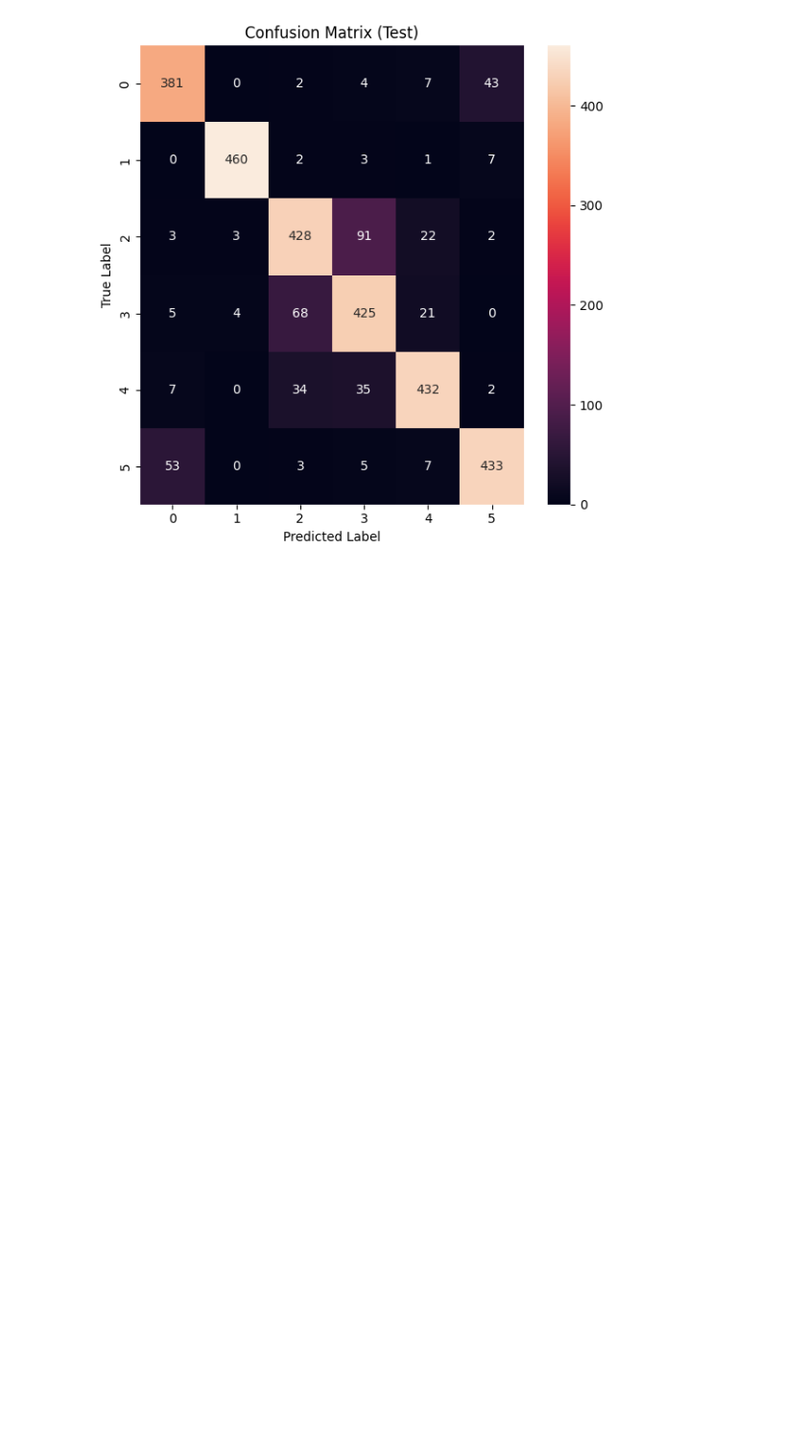
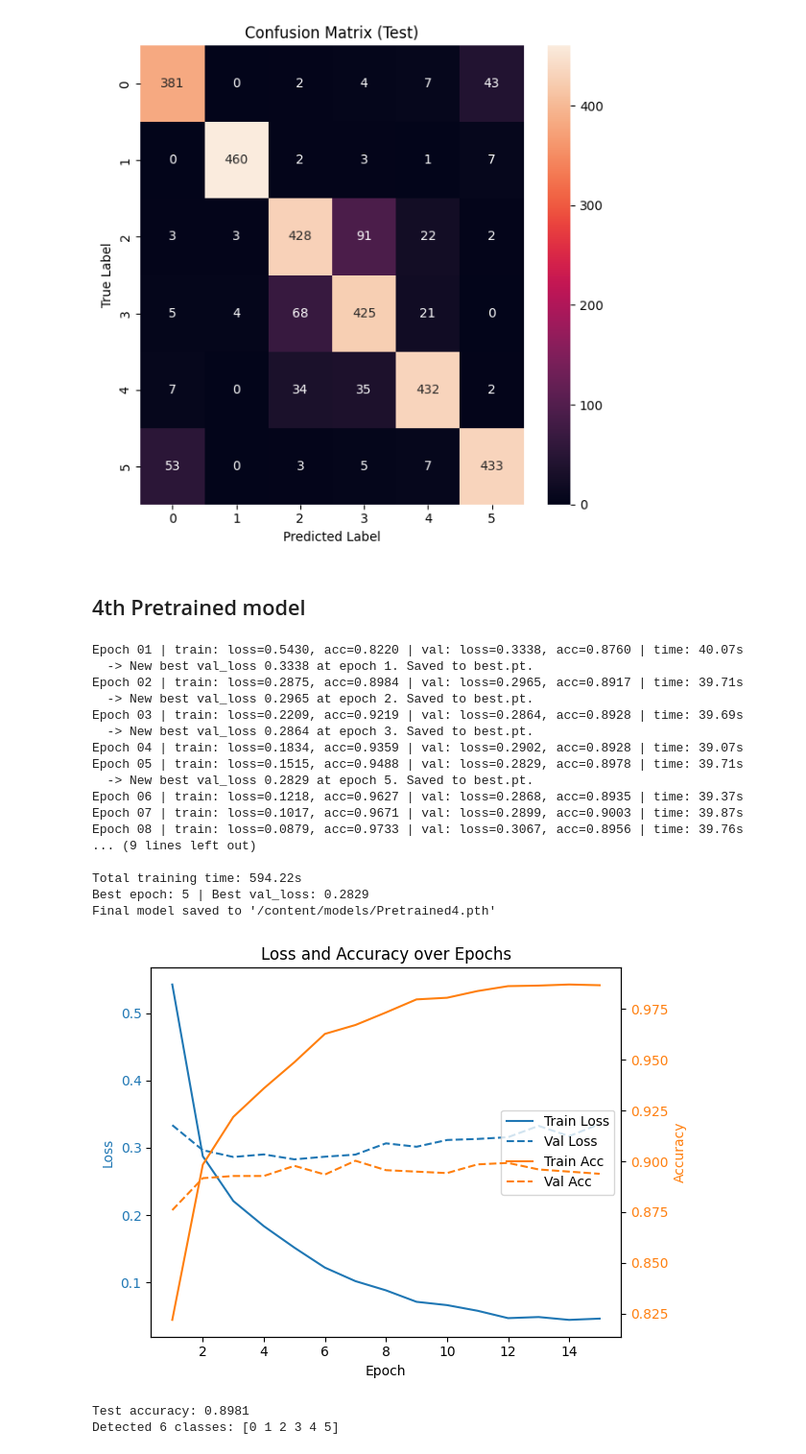
Before and after one commit to Tiromachelan/cnn-image-classification, a Jupyter notebook: HW3.ipynb, the cells around one changed output. Shown at 96% size. Cells and saved outputs as stored; diff of their text form; code cells hidden in the pictures; blank space fills up the shorter version.

```diff
--- a/HW3.ipynb
+++ b/HW3.ipynb
@@ -1071,3 +1091,53 @@ Final model saved to '/content/models/Pretrained3.pth'
 Test accuracy: 0.8550
 Detected 6 classes: [0 1 2 3 4 5]
 [figure]
+# %% [markdown]
+## 4th Pretrained model
+# %%
+name = "Pretrained4"
+model = models.efficientnet_b0(weights=models.EfficientNet_B0_Weights.DEFAULT)
+
+num_features = model.classifier[1].in_features
+model.classifier[1] = nn.Linear(num_features, 6)
+
+optimizer = optim.Adam(model.parameters(), lr=0.001)
+epochs = 100
+criterion = nn.CrossEntropyLoss()
+history = {
+    "train_loss": [], "train_acc": [],
+    "val_loss":   [], "val_acc":   []
+}
+
+# Freeze all layers
+for parameter in model.parameters():
+    parameter.requires_grad = False
+# Unfreeze last 2 layers
+for parameter in model.classifier[1].parameters():
+    parameter.requires_grad = True
+for parameter in model.features[8].parameters():
+    parameter.requires_grad = True
+
+model = model.to(device)
+train(name, model, optimizer, epochs, criterion, history)
+display_results("models/Pretrained4.pth", model)
+# %% [output]
+Epoch 01 | train: loss=0.5430, acc=0.8220 | val: loss=0.3338, acc=0.8760 | time: 40.07s
+  -> New best val_loss 0.3338 at epoch 1. Saved to best.pt.
+Epoch 02 | train: loss=0.2875, acc=0.8984 | val: loss=0.2965, acc=0.8917 | time: 39.71s
+  -> New best val_loss 0.2965 at epoch 2. Saved to best.pt.
+Epoch 03 | train: loss=0.2209, acc=0.9219 | val: loss=0.2864, acc=0.8928 | time: 39.69s
+  -> New best val_loss 0.2864 at epoch 3. Saved to best.pt.
+Epoch 04 | train: loss=0.1834, acc=0.9359 | val: loss=0.2902, acc=0.8928 | time: 39.07s
+Epoch 05 | train: loss=0.1515, acc=0.9488 | val: loss=0.2829, acc=0.8978 | time: 39.71s
+  -> New best val_loss 0.2829 at epoch 5. Saved to best.pt.
+Epoch 06 | train: loss=0.1218, acc=0.9627 | val: loss=0.2868, acc=0.8935 | time: 39.37s
+Epoch 07 | train: loss=0.1017, acc=0.9671 | val: loss=0.2899, acc=0.9003 | time: 39.87s
+Epoch 08 | train: loss=0.0879, acc=0.9733 | val: loss=0.3067, acc=0.8956 | time: 39.76s
+... (9 lines left out)
+
+Total training time: 594.22s
+Best epoch: 5 | Best val_loss: 0.2829
+Final model saved to '/content/models/Pretrained4.pth'
+[figure, added]
+Test accuracy: 0.8981
+Detected 6 classes: [0 1 2 3 4 5]
```
Also changed, not shown: parts of 4 cells of this notebook.
